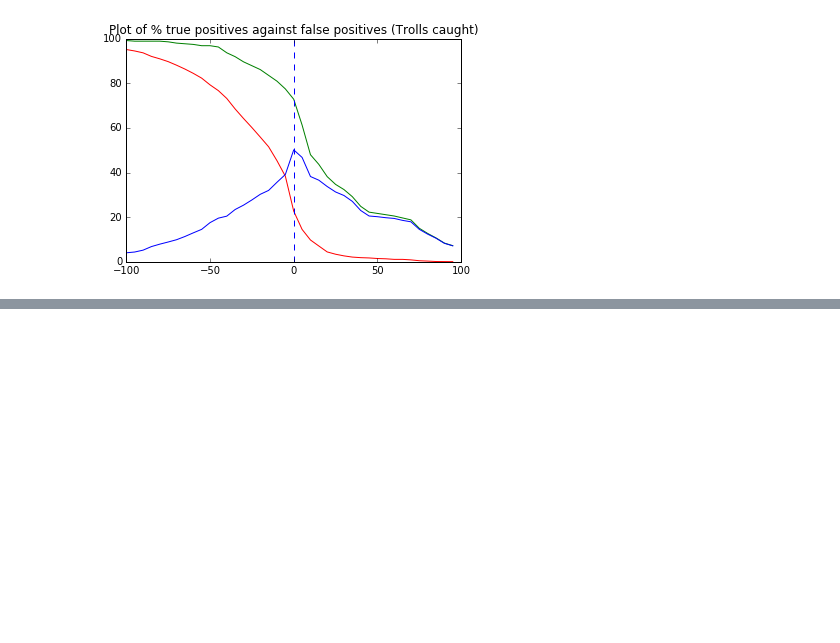
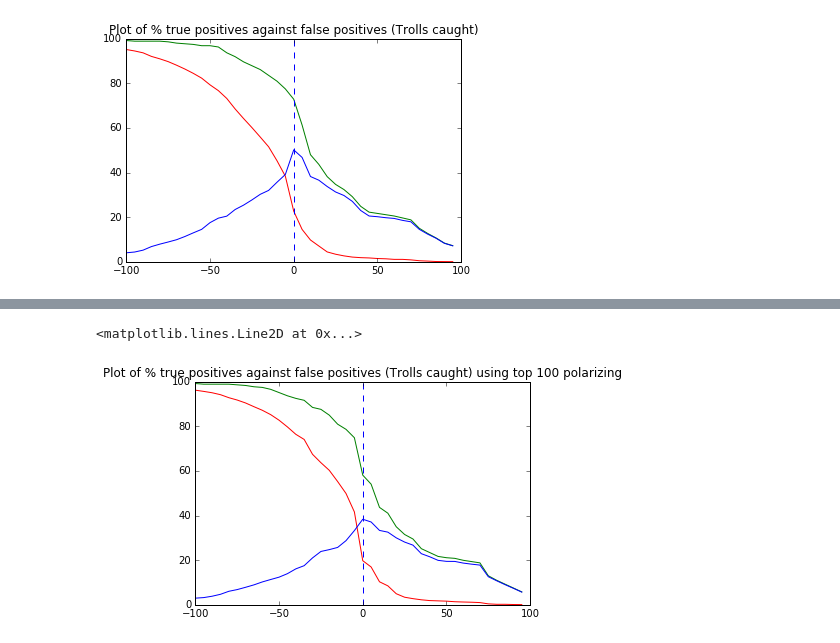
Before and after one commit to ZackAkil/Data-Science-Meetup-Predicting-Trolls, a Jupyter notebook: Predicting-Trolls-master/Youtube comment analysis using PrimeText.ipynb, the cells around one changed output, grey strips where cells are left out. Drawn from its saved outputs; the diff is of its cells as text; code cells hidden in the pictures; blank space fills up the shorter version.

```diff
--- a/Predicting-Trolls-master/Youtube comment analysis using PrimeText.ipynb
+++ b/Predicting-Trolls-master/Youtube comment analysis using PrimeText.ipynb
@@ -318,0 +325,10 @@ sortedNeg5.plot.bar()
+# %%
+plotDiff2 = list(map(lambda a,b: a-b,plotLog2,plotFalse2 ))
+plt.title('Plot of % true positives against false positives (Trolls caught) using top 100 polarizing')
+plt.plot(plotx2,plotLog2,c='g')
+plt.plot(plotx2,plotFalse2,c='r')
+plt.plot(plotx2,plotDiff2,c='b')
+plt.axvline(0,linestyle = 'dashed')
+# %% [output]
+<matplotlib.lines.Line2D at 0x...>
+[figure, added]
```
Also changed, not shown: parts of 22 cells of this notebook.
